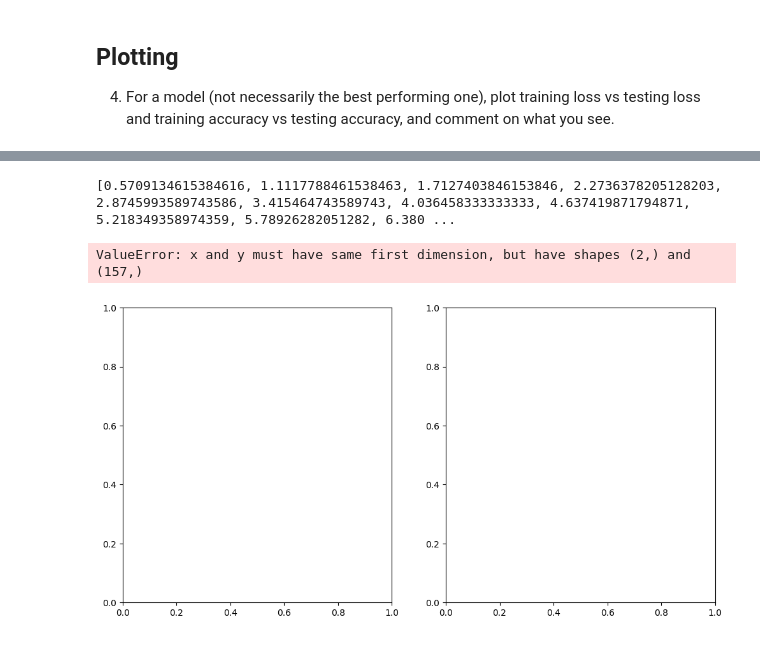
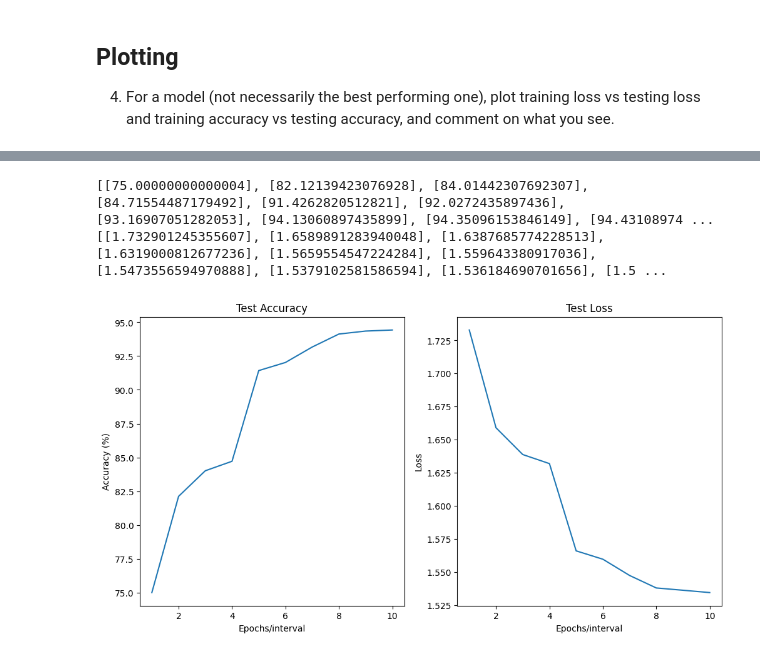
Before and after one commit to LeonardoMicheluz/challenge3, a Jupyter notebook: challenge_three_tonno.ipynb, the cells around one changed output, grey strips where cells are left out. Saved outputs shown, nothing was run; the diff lists cells and outputs as text; code cells hidden in the pictures.

```diff
--- a/challenge_three_tonno.ipynb
+++ b/challenge_three_tonno.ipynb
@@ -382,37 +432,50 @@ plt.show()
 # %%
-def cacca(model):
+def test_model(model):
+
     test_running_acc = 0.0
     test_running_loss = 0.0
     test_accuracy = []
     test_loss = []
+
     for i, (images, labels) in enumerate(testloader, 0):
+
         images = images.to(device)
         labels = labels.to(device)
         outputs = model(images)
         loss = criterion(outputs, labels)
+
         test_running_loss += loss.item()/(len(testloader) - 1)
         test_running_acc += get_accuracy(outputs, labels)/(len(testloader) - 1)
 
-        test_accuracy += [test_running_acc]
-        test_loss += [test_running_loss]
+    test_accuracy += [test_running_acc]
+    test_loss += [test_running_loss]
 
     print(f"Test Accuracy: {test_running_acc:.4f}")
     print(f"Test Loss: {test_running_loss:.4f}")
 
     return test_accuracy, test_loss
 # %%
-# VA INSERITO IL MODELLO CHE SCEGLIAMO
 model = Convolutional_1()
-device = torch.device("cuda" if torch.cuda.is_available() else "cpu")
-learning_rate = 0.5
-criterion = nn.CrossEntropyLoss() # loss function
 optimizer = torch.optim.SGD(model.parameters(), lr=learning_rate)
 
-for _ in range(5):
+test_accuracy_list = []
+test_loss_list = []
 
-    num_epochs = 2
-    loss, accuracies, W = train_model(model, num_epochs, trainloader, criterion, optimizer, device)
-    test_accuracy, test_loss = cacca(model)
+# This value sets the interval after which a test set evaluation is performed;
+# for example, if epochs_interval = 2, the model is tested after every two training epochs
+epochs_interval = 1
+
+for i in range(int(num_epochs/epochs_interval)):
+
+    loss, accuracies, W = train_model(model, epochs_interval, trainloader, criterion, optimizer, device)
+    print(f'Total epochs: [{(i+1)*epochs_interval}/{num_epochs}]')
+
+    test_accuracy, test_loss = test_model(model)
+    test_accuracy_list.append(test_accuracy)
+    test_loss_list.append(test_loss)
+
+    print('-'*90)
+    print()
 # %% [output]
 Training model: Convolutional_1 with Loss function: CrossEntropyLoss() and Optimizer: SGD
 
@@ -434,22 +497,23 @@ Test Loss: 1.5597
 # %%
-print(test_accuracy)
+print(test_accuracy_list)
+print(test_loss_list)
 # %% [output]
-[0.5709134615384616, 1.1117788461538463, 1.7127403846153846, 2.2736378205128203, 2.8745993589743586, 3.415464743589743, 4.036458333333333, 4.637419871794871, 5.218349358974359, 5.78926282051282, 6.380 ...
+[[75.00000000000004], [82.12139423076928], [84.01442307692307], [84.71554487179492], [91.4262820512821], [92.0272435897436], [93.16907051282053], [94.13060897435899], [94.35096153846149], [94.43108974 ...
+[[1.732901245355607], [1.6589891283940048], [1.6387685774228513], [1.6319000812677236], [1.5659554547224284], [1.559643380917036], [1.5473556594970888], [1.5379102581586594], [1.536184690701656], [1.5 ...
 # %%
 fig, [ax1, ax2] = plt.subplots(1, 2, figsize=(12, 6))
+x_axis = len(test_accuracy_list)
 
-ax1.plot(range(1,num_epochs+1), test_accuracy)
-ax1.set_xlabel('Number of images')
+ax1.plot(range(1, x_axis+1), test_accuracy_list)
+ax1.set_xlabel('Epochs/interval')
 ax1.set_ylabel('Accuracy (%)')
 ax1.set_title('Test Accuracy')
 
-ax2.plot(range(1,num_epochs+1), test_loss)
-ax2.set_xlabel('Number of images')
+ax2.plot(range(1, x_axis+1), test_loss_list)
+ax2.set_xlabel('Epochs/interval')
 ax2.set_ylabel('Loss')
 ax2.set_title('Test Loss')
 
-# plt.tight_layout()
 plt.show()
 # %% [output]
-ValueError: x and y must have same first dimension, but have shapes (2,) and (157,)
-[figure, old version]
+[figure, new version]
```
Also changed, not shown: parts of 26 cells of this notebook.
